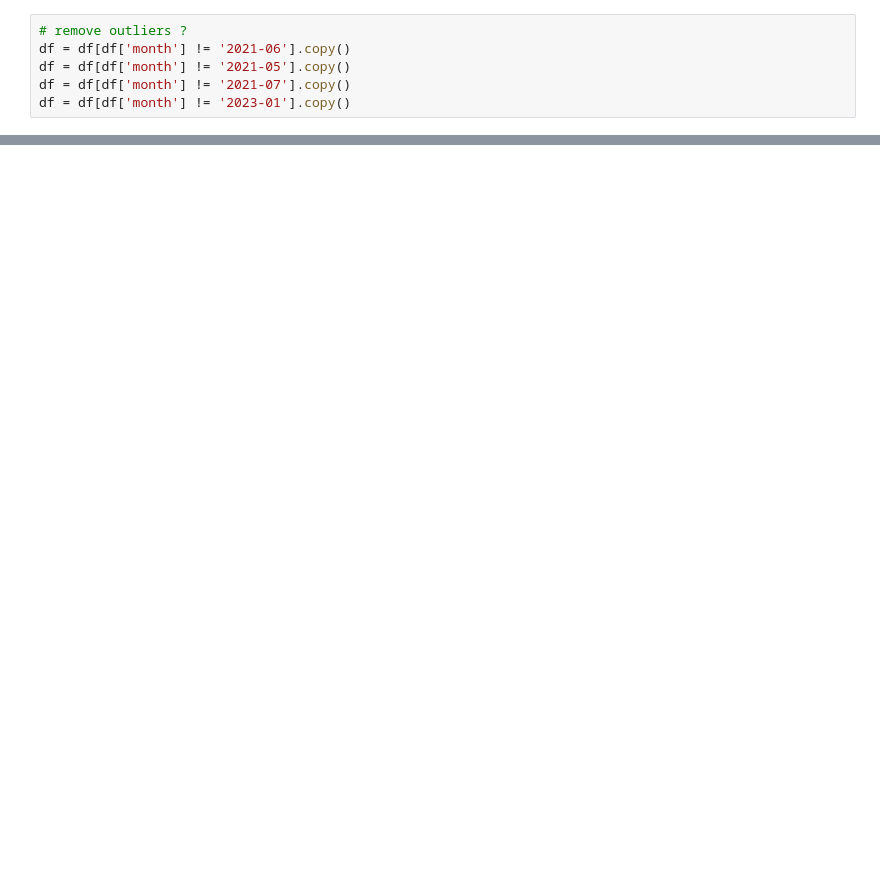
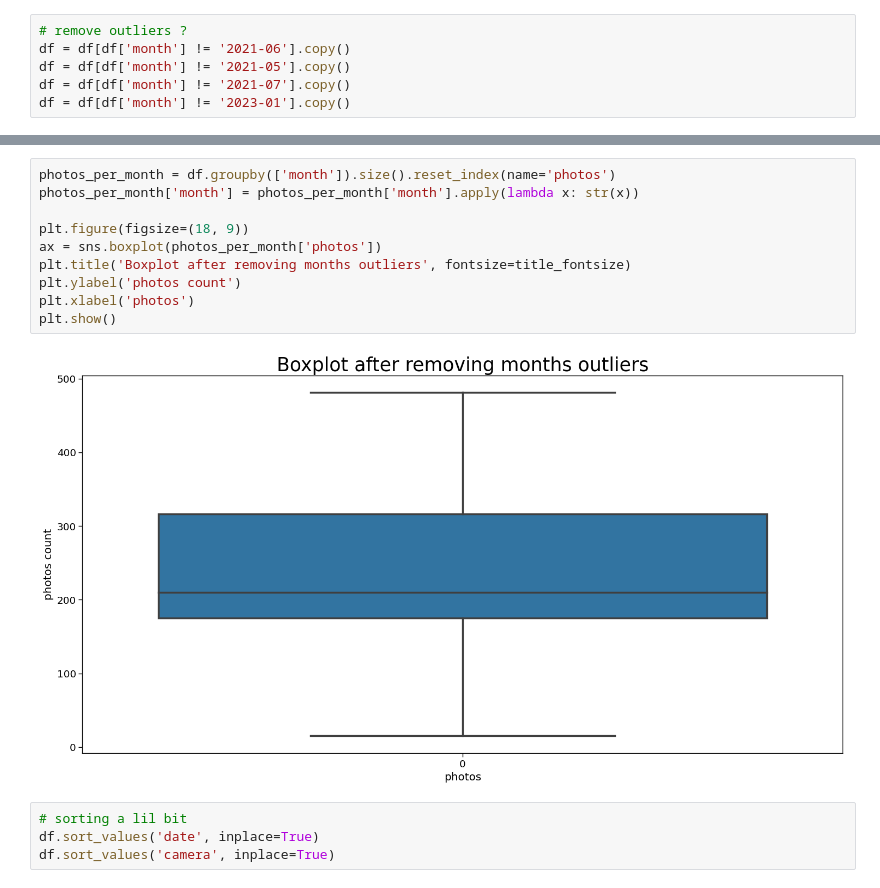
Before and after one commit to micheledinelli/aculei-ai, a Jupyter notebook: notebooks/data_visualization.ipynb, the cells around one changed output, grey strips where cells are left out. Drawn from its saved outputs; the diff is of its cells as text; blank space fills up the shorter version.

```diff
--- a/notebooks/data_visualization.ipynb
+++ b/notebooks/data_visualization.ipynb
@@ -61,3 +85,19 @@ df.sort_values('date', inplace=True)
+# %%
+photos_per_month = df.groupby(['month']).size().reset_index(name='photos')
+photos_per_month['month'] = photos_per_month['month'].apply(lambda x: str(x))
+
+plt.figure(figsize=(18, 9))
+ax = sns.boxplot(photos_per_month['photos'])
+plt.title('Boxplot after removing months outliers', fontsize=title_fontsize)
+plt.ylabel('photos count')
+plt.xlabel('photos')
+plt.show()
+# %% [output]
+[figure, added]
+# %%
+# sorting a lil bit
+df.sort_values('date', inplace=True)
+df.sort_values('camera', inplace=True)
 # %%
 plt.figure(figsize=(18, 9))
 ax = sns.countplot(data=df, x='month', color=default_color)
```
Also changed, not shown: parts of 13 cells of this notebook, 2 other files.
